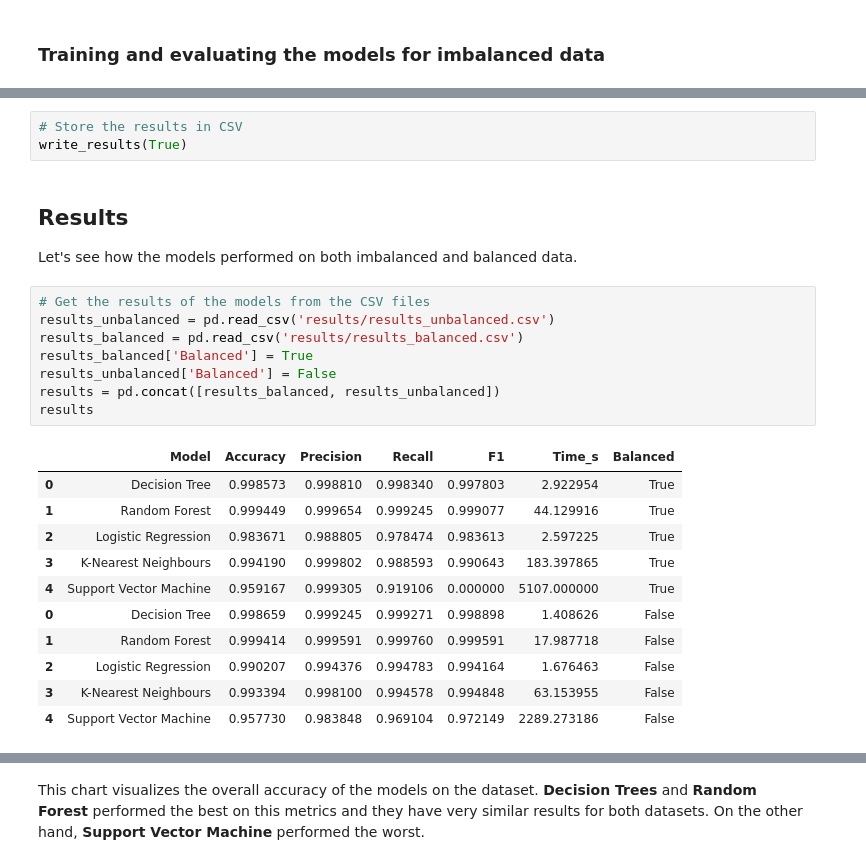
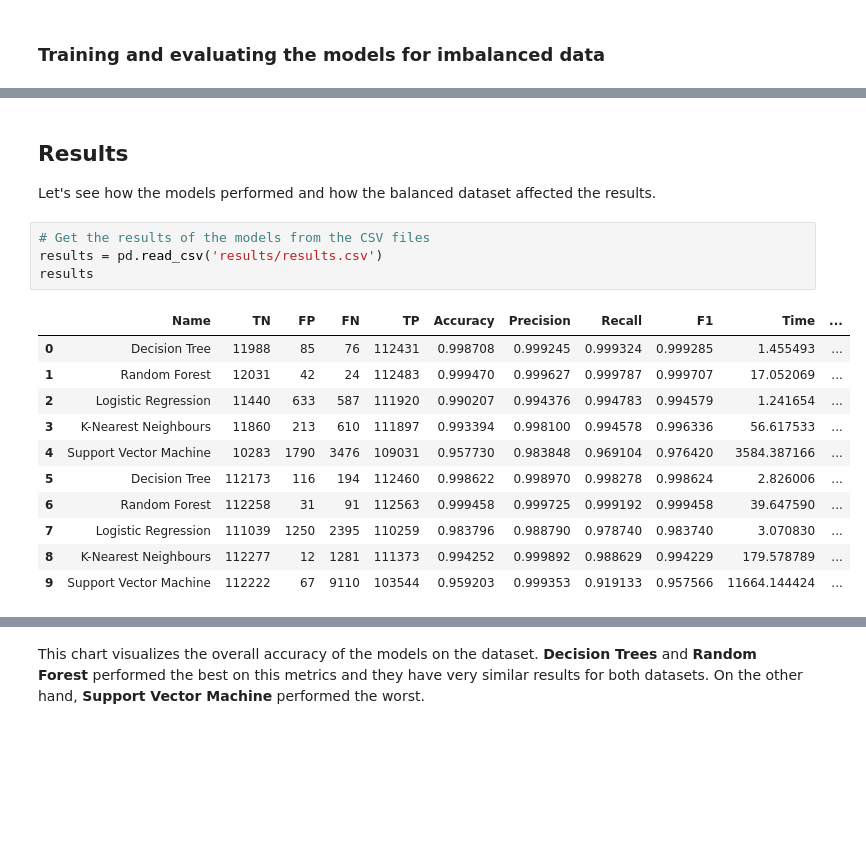
Before and after one commit to tomasvicente3/IART_ML_PDF_Analysis, a Jupyter notebook: main.ipynb, the cells around one changed output, grey strips where cells are left out. Cells and saved outputs as stored; diff of their text form; blank space fills up the shorter version.

```diff
--- a/main.ipynb
+++ b/main.ipynb
@@ -288,28 +286,21 @@ KeyboardInterrupt:
-# %%
-# Store the results in CSV
-write_results(True)
 # %% [markdown]
 ## Results
-Let's see how the models performed on both imbalanced and balanced data.
+Let's see how the models performed and how the balanced dataset affected the results.
 # %%
 # Get the results of the models from the CSV files
-results_unbalanced = pd.read_csv('results/results_unbalanced.csv')
-results_balanced = pd.read_csv('results/results_balanced.csv')
-results_balanced['Balanced'] = True
-results_unbalanced['Balanced'] = False
-results = pd.concat([results_balanced, results_unbalanced])
+results = pd.read_csv('results/results.csv')
 results
 # %% [output]
-|  | Model | Accuracy | Precision | Recall | F1 | Time_s | Balanced |
-| 0 | Decision Tree | 0.998573 | 0.998810 | 0.998340 | 0.997803 | 2.922954 | True |
-| 1 | Random Forest | 0.999449 | 0.999654 | 0.999245 | 0.999077 | 44.129916 | True |
-| 2 | Logistic Regression | 0.983671 | 0.988805 | 0.978474 | 0.983613 | 2.597225 | True |
-| 3 | K-Nearest Neighbours | 0.994190 | 0.999802 | 0.988593 | 0.990643 | 183.397865 | True |
-| 4 | Support Vector Machine | 0.959167 | 0.999305 | 0.919106 | 0.000000 | 5107.000000 | True |
-| 0 | Decision Tree | 0.998659 | 0.999245 | 0.999271 | 0.998898 | 1.408626 | False |
-| 1 | Random Forest | 0.999414 | 0.999591 | 0.999760 | 0.999591 | 17.987718 | False |
-| 2 | Logistic Regression | 0.990207 | 0.994376 | 0.994783 | 0.994164 | 1.676463 | False |
-| 3 | K-Nearest Neighbours | 0.993394 | 0.998100 | 0.994578 | 0.994848 | 63.153955 | False |
-| 4 | Support Vector Machine | 0.957730 | 0.983848 | 0.969104 | 0.972149 | 2289.273186 | False |
+|  | Name | TN | FP | FN | TP | Accuracy | Precision | Recall | F1 | Time | ... |
+| 0 | Decision Tree | 11988 | 85 | 76 | 112431 | 0.998708 | 0.999245 | 0.999324 | 0.999285 | 1.455493 | ... |
+| 1 | Random Forest | 12031 | 42 | 24 | 112483 | 0.999470 | 0.999627 | 0.999787 | 0.999707 | 17.052069 | ... |
+| 2 | Logistic Regression | 11440 | 633 | 587 | 111920 | 0.990207 | 0.994376 | 0.994783 | 0.994579 | 1.241654 | ... |
+| 3 | K-Nearest Neighbours | 11860 | 213 | 610 | 111897 | 0.993394 | 0.998100 | 0.994578 | 0.996336 | 56.617533 | ... |
+| 4 | Support Vector Machine | 10283 | 1790 | 3476 | 109031 | 0.957730 | 0.983848 | 0.969104 | 0.976420 | 3584.387166 | ... |
+| 5 | Decision Tree | 112173 | 116 | 194 | 112460 | 0.998622 | 0.998970 | 0.998278 | 0.998624 | 2.826006 | ... |
+| 6 | Random Forest | 112258 | 31 | 91 | 112563 | 0.999458 | 0.999725 | 0.999192 | 0.999458 | 39.647590 | ... |
+| 7 | Logistic Regression | 111039 | 1250 | 2395 | 110259 | 0.983796 | 0.988790 | 0.978740 | 0.983740 | 3.070830 | ... |
+| 8 | K-Nearest Neighbours | 112277 | 12 | 1281 | 111373 | 0.994252 | 0.999892 | 0.988629 | 0.994229 | 179.578789 | ... |
+| 9 | Support Vector Machine | 112222 | 67 | 9110 | 103544 | 0.959203 | 0.999353 | 0.919133 | 0.957566 | 11664.144424 | ... |
 # %%
 # Accuracy
```
Also changed, not shown: parts of 23 cells of this notebook, 10 other files.
